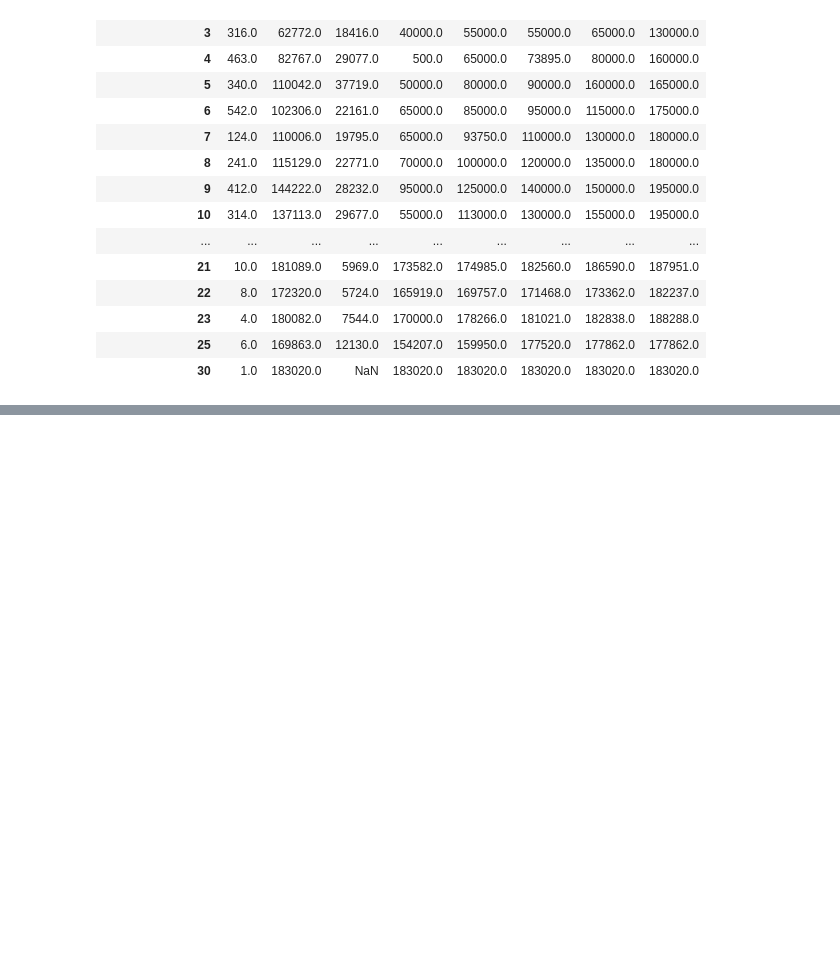
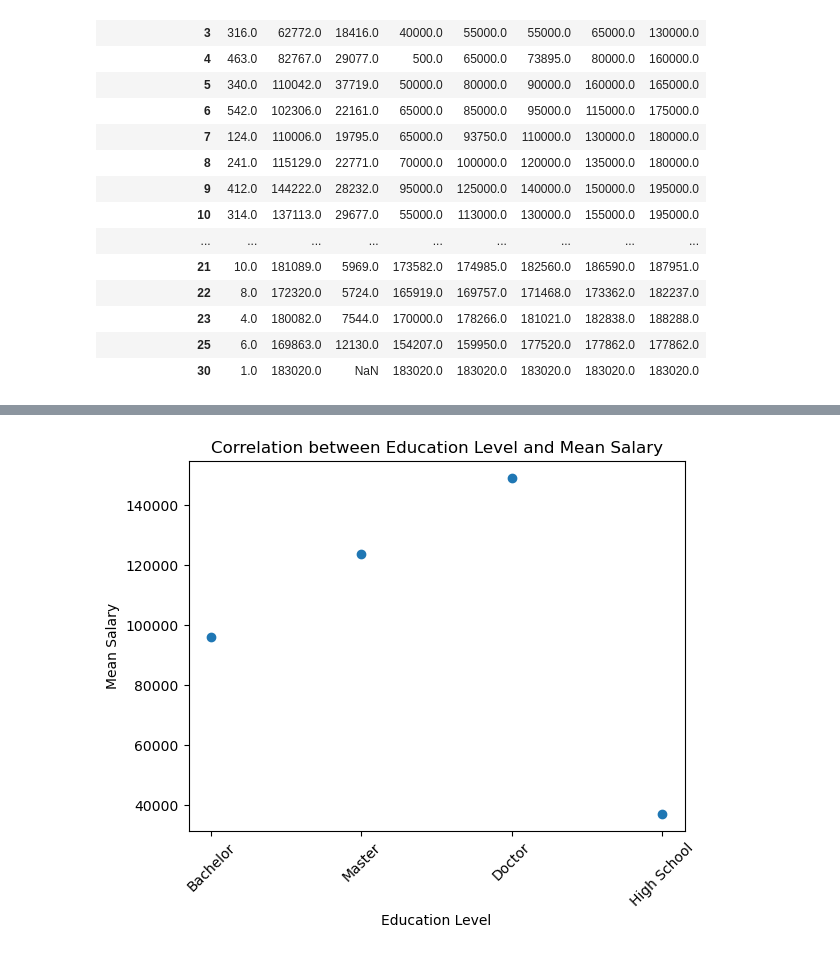
Before and after one commit to cnm92211/rut23-team1-project-one, a Jupyter notebook: employee_retention.ipynb, the cells around one changed output, grey strips where cells are left out. Cells and saved outputs as stored; diff of their text form; code cells hidden in the pictures; blank space fills up the shorter version.

```diff
--- a/employee_retention.ipynb
+++ b/employee_retention.ipynb
@@ -336,0 +415,27 @@ Summary of Salary by Years of Experience:
+# %%
+#Create a scatter plot to see if there a correlation between different levels of education (x axis) in relation to each employee’ actual salary (y axis) for all employees
+
+# Group the data by education level and get the mean salary
+avg_salary_by_education = merged_dataset.groupby('Education Level')['Annual Salary'].mean()
+
+# Get the unique education levels
+education_levels = merged_dataset['Education Level'].unique()
+
+# Get the corresponding mean salaries for each education level
+mean_salaries = [avg_salary_by_education[level] for level in education_levels]
+
+# Create the scatter plot
+plt.scatter(education_levels, mean_salaries)
+
+# Set the labels and title
+plt.xlabel('Education Level')
+plt.ylabel('Mean Salary')
+plt.title('Correlation between Education Level and Mean Salary')
+
+# Rotate the x-axis tick labels for better visibility
+plt.xticks(rotation=45)
+
+# Display the plot
+plt.show()
+# %% [output]
+[figure, added]
```
Also changed, not shown: parts of 4 cells of this notebook.
